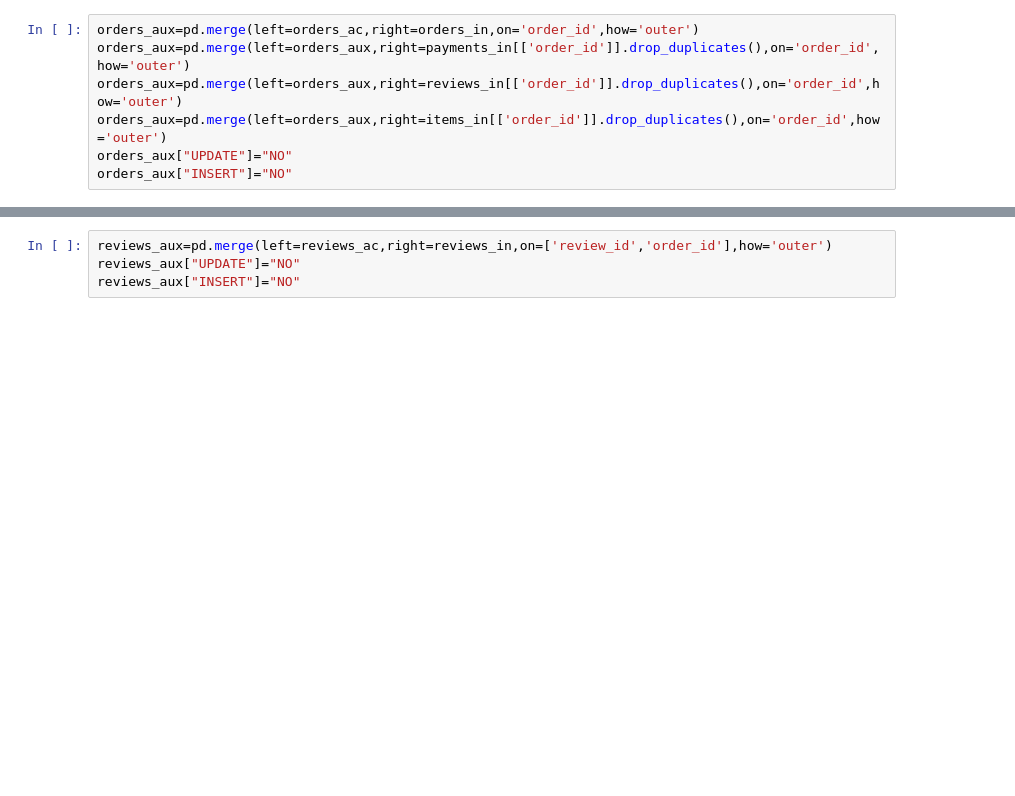
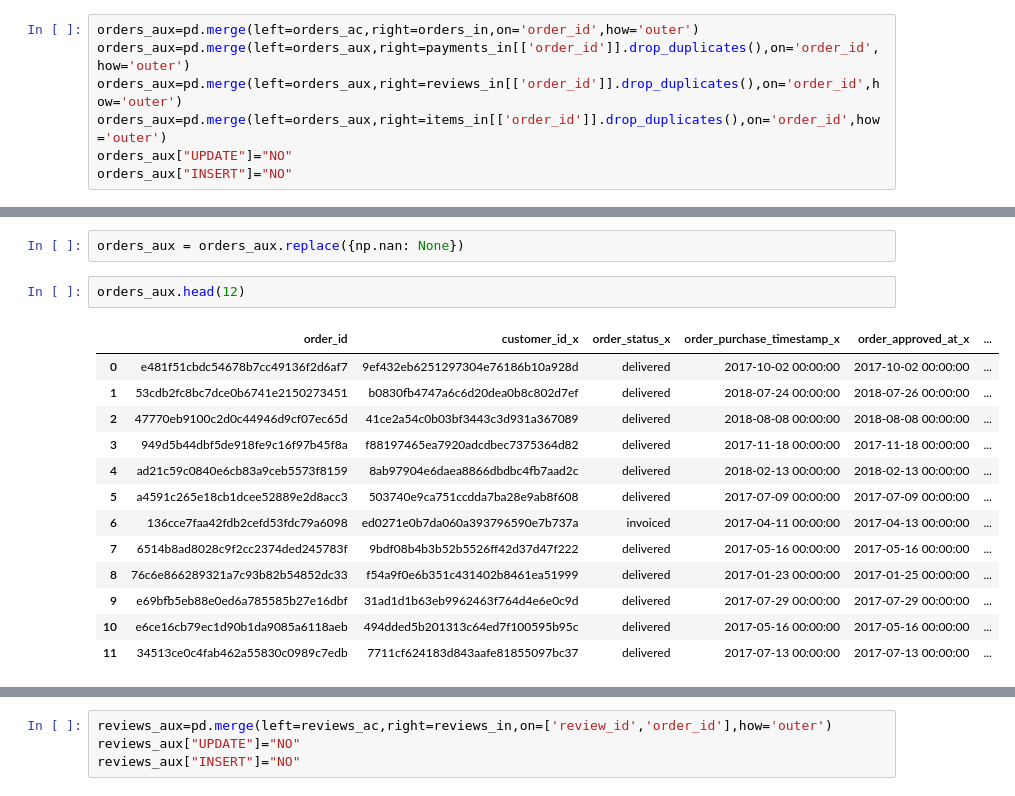
Before and after one commit to MelinaRG/Proyecto-Final-DATA, a Jupyter notebook: isaacnotocar/pipelineincrementalnotocar.ipynb, the cells around one changed output, grey strips where cells are left out. Drawn from its saved outputs; the diff is of its cells as text; blank space fills up the shorter version.

```diff
--- a/isaacnotocar/pipelineincrementalnotocar.ipynb
+++ b/isaacnotocar/pipelineincrementalnotocar.ipynb
@@ -445 +539,19 @@ orders_aux.loc[((orders_aux["customer_id_x"]!=orders_aux["customer_id_y"]) | (or
 orders_aux.loc[orders_aux.index>orders_ac.count()[0]-1,"INSERT"]="SI"
+# %%
+orders_aux = orders_aux.replace({np.nan: None})
+# %%
+orders_aux.head(12)
+# %% [output]
+|  | order_id | customer_id_x | order_status_x | order_purchase_timestamp_x | order_approved_at_x | ... |
+| 0 | e481f51cbdc54678b7cc49136f2d6af7 | 9ef432eb6251297304e76186b10a928d | delivered | 2017-10-02 00:00:00 | 2017-10-02 00:00:00 | ... |
+| 1 | 53cdb2fc8bc7dce0b6741e2150273451 | b0830fb4747a6c6d20dea0b8c802d7ef | delivered | 2018-07-24 00:00:00 | 2018-07-26 00:00:00 | ... |
+| 2 | 47770eb9100c2d0c44946d9cf07ec65d | 41ce2a54c0b03bf3443c3d931a367089 | delivered | 2018-08-08 00:00:00 | 2018-08-08 00:00:00 | ... |
+| 3 | 949d5b44dbf5de918fe9c16f97b45f8a | f88197465ea7920adcdbec7375364d82 | delivered | 2017-11-18 00:00:00 | 2017-11-18 00:00:00 | ... |
+| 4 | ad21c59c0840e6cb83a9ceb5573f8159 | 8ab97904e6daea8866dbdbc4fb7aad2c | delivered | 2018-02-13 00:00:00 | 2018-02-13 00:00:00 | ... |
+| 5 | a4591c265e18cb1dcee52889e2d8acc3 | 503740e9ca751ccdda7ba28e9ab8f608 | delivered | 2017-07-09 00:00:00 | 2017-07-09 00:00:00 | ... |
+| 6 | 136cce7faa42fdb2cefd53fdc79a6098 | ed0271e0b7da060a393796590e7b737a | invoiced | 2017-04-11 00:00:00 | 2017-04-13 00:00:00 | ... |
+| 7 | 6514b8ad8028c9f2cc2374ded245783f | 9bdf08b4b3b52b5526ff42d37d47f222 | delivered | 2017-05-16 00:00:00 | 2017-05-16 00:00:00 | ... |
+| 8 | 76c6e866289321a7c93b82b54852dc33 | f54a9f0e6b351c431402b8461ea51999 | delivered | 2017-01-23 00:00:00 | 2017-01-25 00:00:00 | ... |
+| 9 | e69bfb5eb88e0ed6a785585b27e16dbf | 31ad1d1b63eb9962463f764d4e6e0c9d | delivered | 2017-07-29 00:00:00 | 2017-07-29 00:00:00 | ... |
+| 10 | e6ce16cb79ec1d90b1da9085a6118aeb | 494dded5b201313c64ed7f100595b95c | delivered | 2017-05-16 00:00:00 | 2017-05-16 00:00:00 | ... |
+| 11 | 34513ce0c4fab462a55830c0989c7edb | 7711cf624183d843aafe81855097bc37 | delivered | 2017-07-13 00:00:00 | 2017-07-13 00:00:00 | ... |
```
Also changed, not shown: parts of 41 cells of this notebook, 49 other files.
